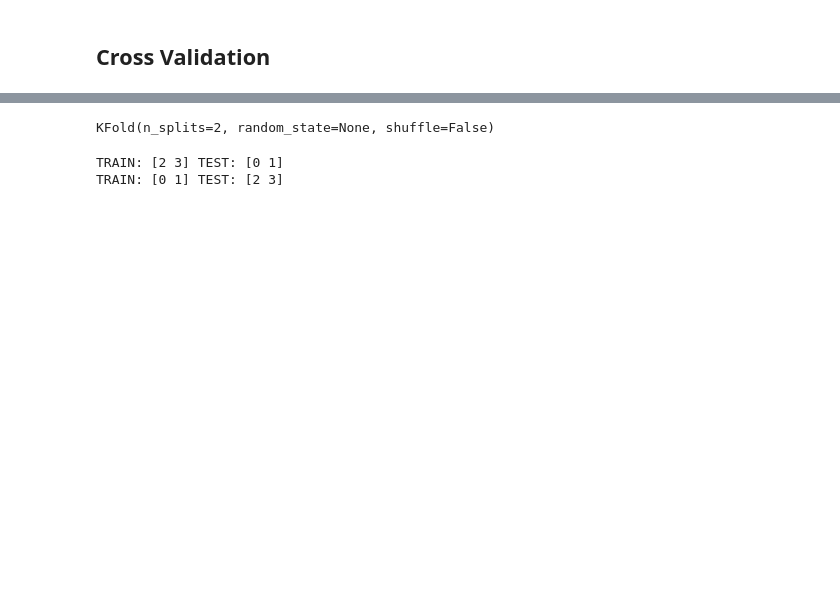
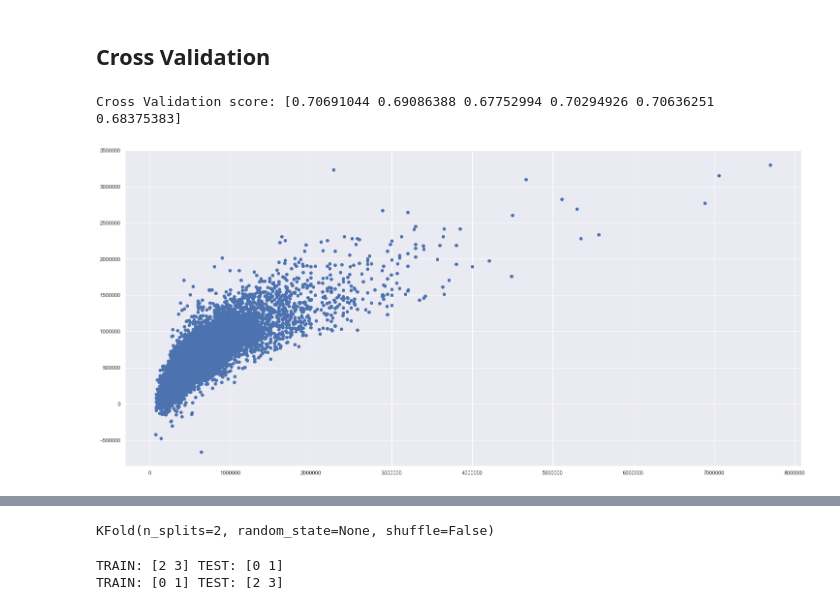
Before and after one commit to cidones/house-rocket-training, a Jupyter notebook: house_rocket.ipynb, the cells around one changed output, grey strips where cells are left out. Cells and saved outputs as stored; diff of their text form; code cells hidden in the pictures; blank space fills up the shorter version.

```diff
--- a/house_rocket.ipynb
+++ b/house_rocket.ipynb
@@ -740,2 +775,12 @@ dtype: int64
 # %% [markdown]
 ## Cross Validation
+# %%
+scores = cross_val_score(lm, X, y, cv=6)
+print("Cross Validation score:", scores)
+# %% [output]
+Cross Validation score: [0.70691044 0.69086388 0.67752994 0.70294926 0.70636251 0.68375383]
+# %%
+predictions = cross_val_predict(lm, X, y, cv=6)
+plt.scatter(y, predictions);
+# %% [output]
+[figure, added]
```
Also changed, not shown: parts of 13 cells of this notebook.
